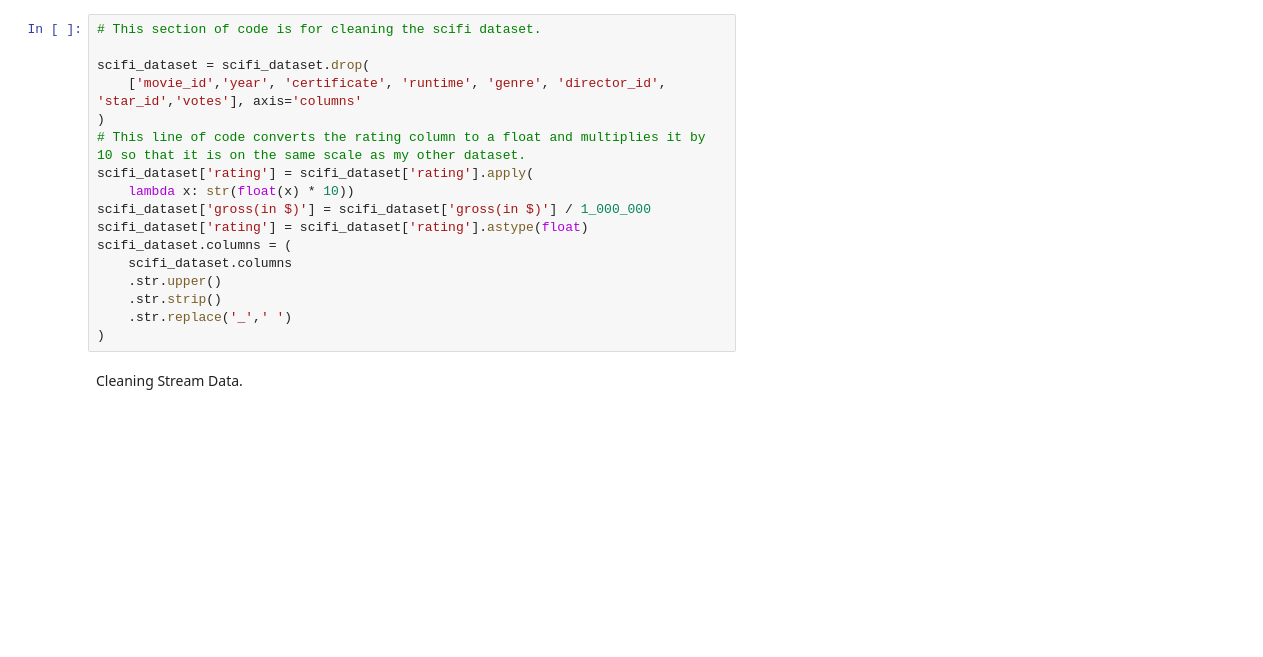
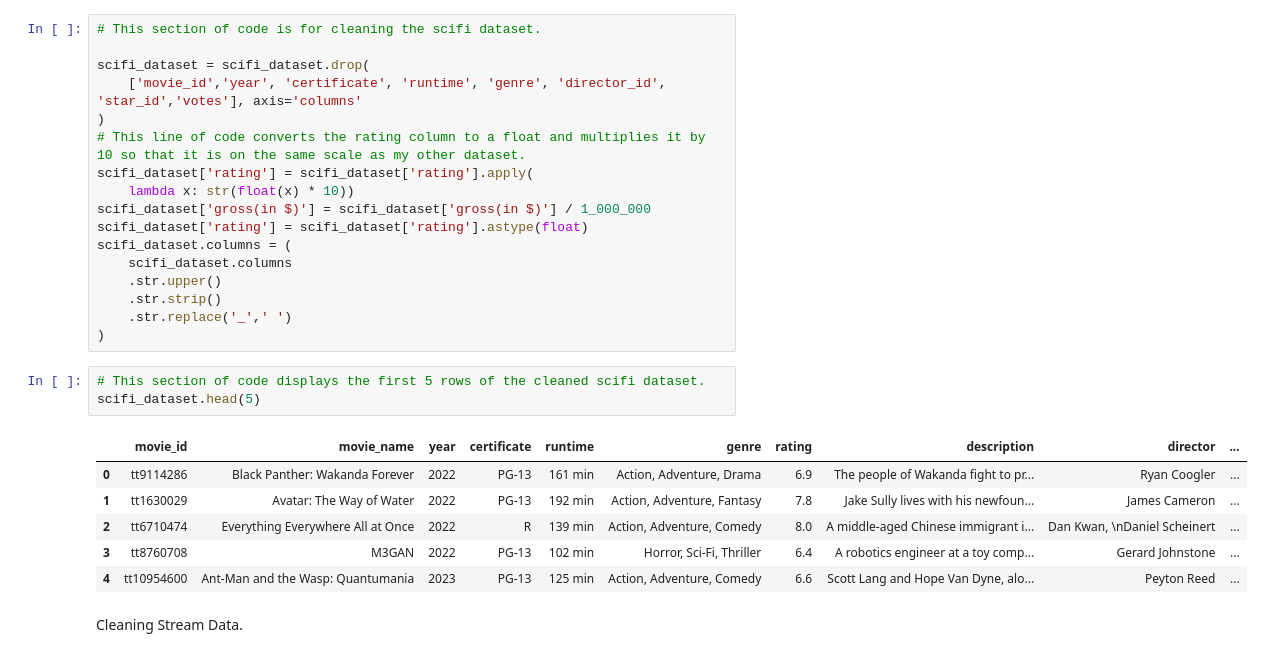
Before and after one commit to danthreepo/CapstoneProject_2025, a Jupyter notebook: vankirk_capstone_project_2025.ipynb, the cells around one changed output. Drawn from its saved outputs; the diff is of its cells as text; blank space fills up the shorter version.

```diff
--- a/vankirk_capstone_project_2025.ipynb
+++ b/vankirk_capstone_project_2025.ipynb
@@ -51,6 +51,16 @@ scifi_dataset.columns = (
     .str.strip()
     .str.replace('_',' ')
 )
+# %%
+# This section of code displays the first 5 rows of the cleaned scifi dataset.
+scifi_dataset.head(5)
+# %% [output]
+|  | movie_id | movie_name | year | certificate | runtime | genre | rating | description | director | ... |
+| 0 | tt9114286 | Black Panther: Wakanda Forever | 2022 | PG-13 | 161 min | Action, Adventure, Drama | 6.9 | The people of Wakanda fight to pr... | Ryan Coogler | ... |
+| 1 | tt1630029 | Avatar: The Way of Water | 2022 | PG-13 | 192 min | Action, Adventure, Fantasy | 7.8 | Jake Sully lives with his newfoun... | James Cameron | ... |
+| 2 | tt6710474 | Everything Everywhere All at Once | 2022 | R | 139 min | Action, Adventure, Comedy | 8.0 | A middle-aged Chinese immigrant i... | Dan Kwan, \nDaniel Scheinert | ... |
+| 3 | tt8760708 | M3GAN | 2022 | PG-13 | 102 min | Horror, Sci-Fi, Thriller | 6.4 | A robotics engineer at a toy comp... | Gerard Johnstone | ... |
+| 4 | tt10954600 | Ant-Man and the Wasp: Quantumania | 2023 | PG-13 | 125 min | Action, Adventure, Comedy | 6.6 | Scott Lang and Hope Van Dyne, alo... | Peyton Reed | ... |
 # %% [markdown]
 Cleaning Stream Data.
 # %%
```
Also changed, not shown: parts of 1 cell of this notebook.
